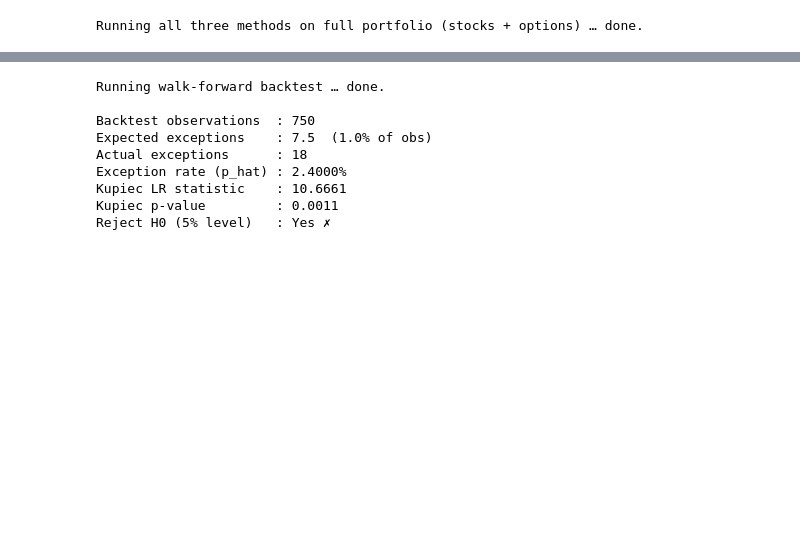
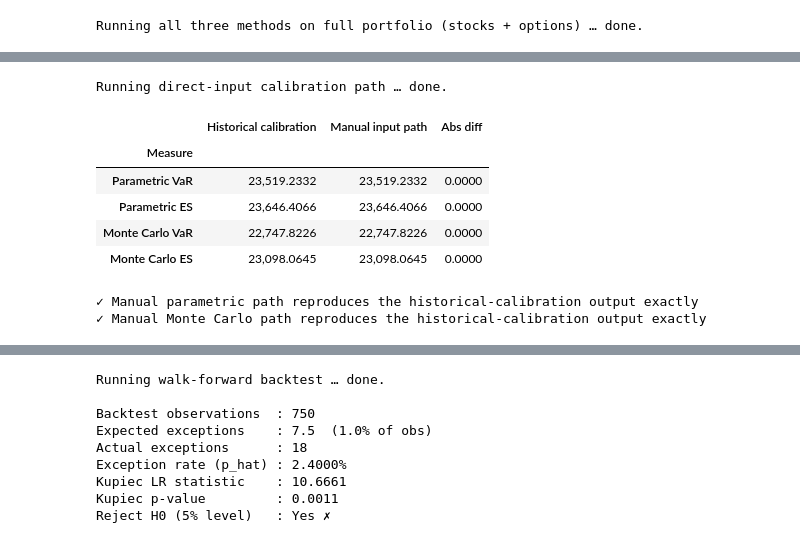
Before and after one commit to nl2992/MATH5320, a Jupyter notebook: submission/advanced_demo.ipynb, the cells around one changed output, grey strips where cells are left out. Cells and saved outputs as stored; diff of their text form; code cells hidden in the pictures; blank space fills up the shorter version.

```diff
--- a/submission/advanced_demo.ipynb
+++ b/submission/advanced_demo.ipynb
@@ -455,0 +474,66 @@ Historical VaR change from adding options: $+1,332.0168
+# %%
+# ── Direct-input calibration path: feed the same empirical mu/cov back in ──
+mu_window, cov_window = get_mean_cov(
+    compute_log_returns(prices_to_eval[M7]),
+    LOOKBACK,
+    estimator='window',
+    ewma_N=60,
+)
+manual_market_params = {
+    'mu_daily': mu_window,
+    'cov_daily': cov_window,
+}
+
+svc_manual = RiskEngineService(
+    portfolio=full_portfolio,
+    prices=prices_to_eval,
+    pricing_date=EVAL_DATE,
+    lookback_days=LOOKBACK,
+    horizon_days=HORIZON,
+    var_confidence=VAR_CONF,
+    es_confidence=ES_CONF,
+    n_simulations=N_SIMS,
+    estimator='window',
+    calibration_mode='manual',
+    manual_market_params=manual_market_params,
+)
+
+print('Running direct-input calibration path … ', end='')
+results_manual = svc_manual.run_all()
+print('done.')
+
+rm_param = results_manual['parametric']
+rm_mc = results_manual['monte_carlo']
+
+manual_check = pd.DataFrame({
+    'Historical calibration': [rf_param['var'], rf_param['es'], rf_mc['var'], rf_mc['es']],
+    'Manual input path': [rm_param['var'], rm_param['es'], rm_mc['var'], rm_mc['es']],
+    'Abs diff': [
+        abs(rf_param['var'] - rm_param['var']),
+        abs(rf_param['es'] - rm_param['es']),
+        abs(rf_mc['var'] - rm_mc['var']),
+        abs(rf_mc['es'] - rm_mc['es']),
+    ],
+}, index=['Parametric VaR', 'Parametric ES', 'Monte Carlo VaR', 'Monte Carlo ES'])
+manual_check.index.name = 'Measure'
+
+display(manual_check.round(8))
+
+assert abs(rf_param['var'] - rm_param['var']) < 1e-10
+assert abs(rf_param['es'] - rm_param['es']) < 1e-10
+assert abs(rf_mc['var'] - rm_mc['var']) < 1e-10
+assert abs(rf_mc['es'] - rm_mc['es']) < 1e-10
+
+print()
+print('✓ Manual parametric path reproduces the historical-calibration output exactly')
+print('✓ Manual Monte Carlo path reproduces the historical-calibration output exactly')
+# %% [output]
+Running direct-input calibration path … done.
+|  | Historical calibration | Manual input path | Abs diff |
+| Measure |  |  |  |
+| Parametric VaR | 23,519.2332 | 23,519.2332 | 0.0000 |
+| Parametric ES | 23,646.4066 | 23,646.4066 | 0.0000 |
+| Monte Carlo VaR | 22,747.8226 | 22,747.8226 | 0.0000 |
+| Monte Carlo ES | 23,098.0645 | 23,098.0645 | 0.0000 |
+✓ Manual parametric path reproduces the historical-calibration output exactly
+✓ Manual Monte Carlo path reproduces the historical-calibration output exactly
```
Also changed, not shown: parts of 21 cells of this notebook, 4 other files.
